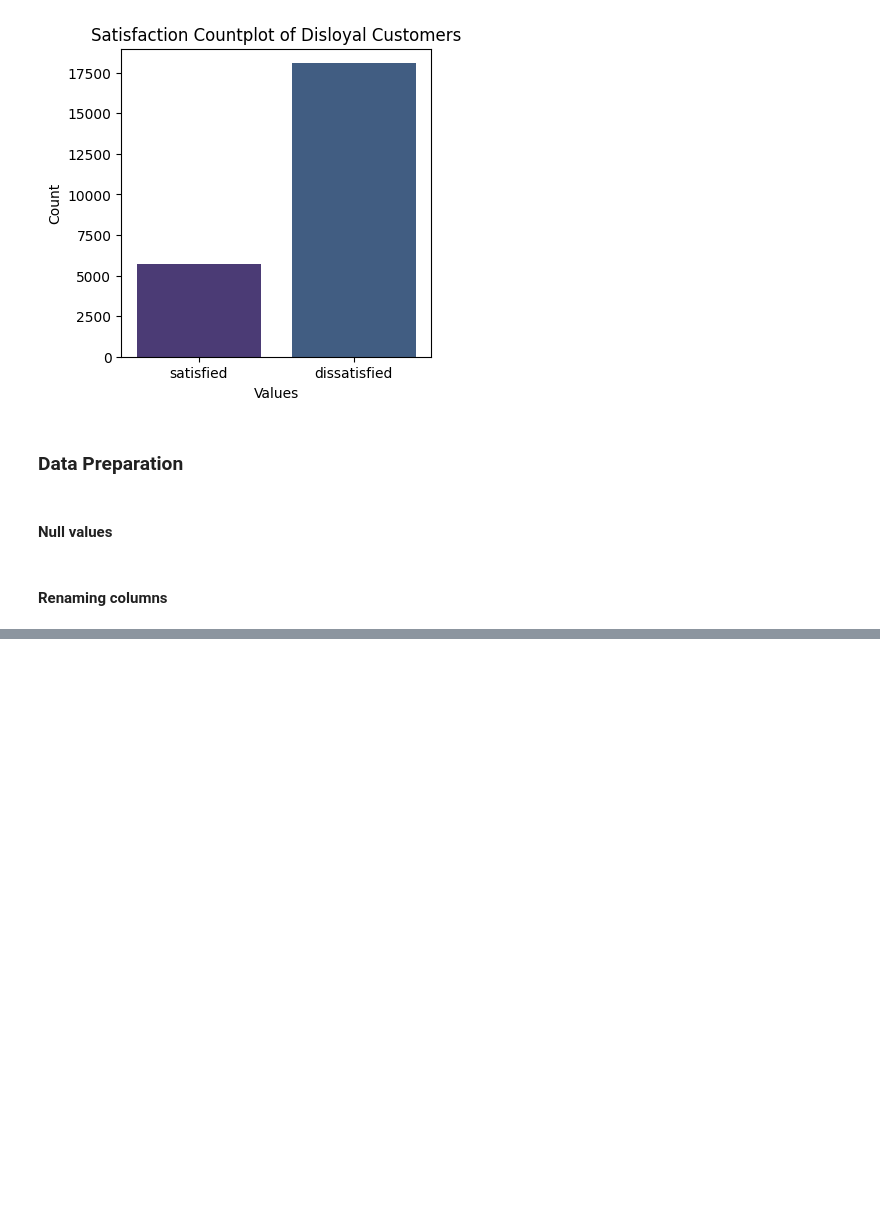
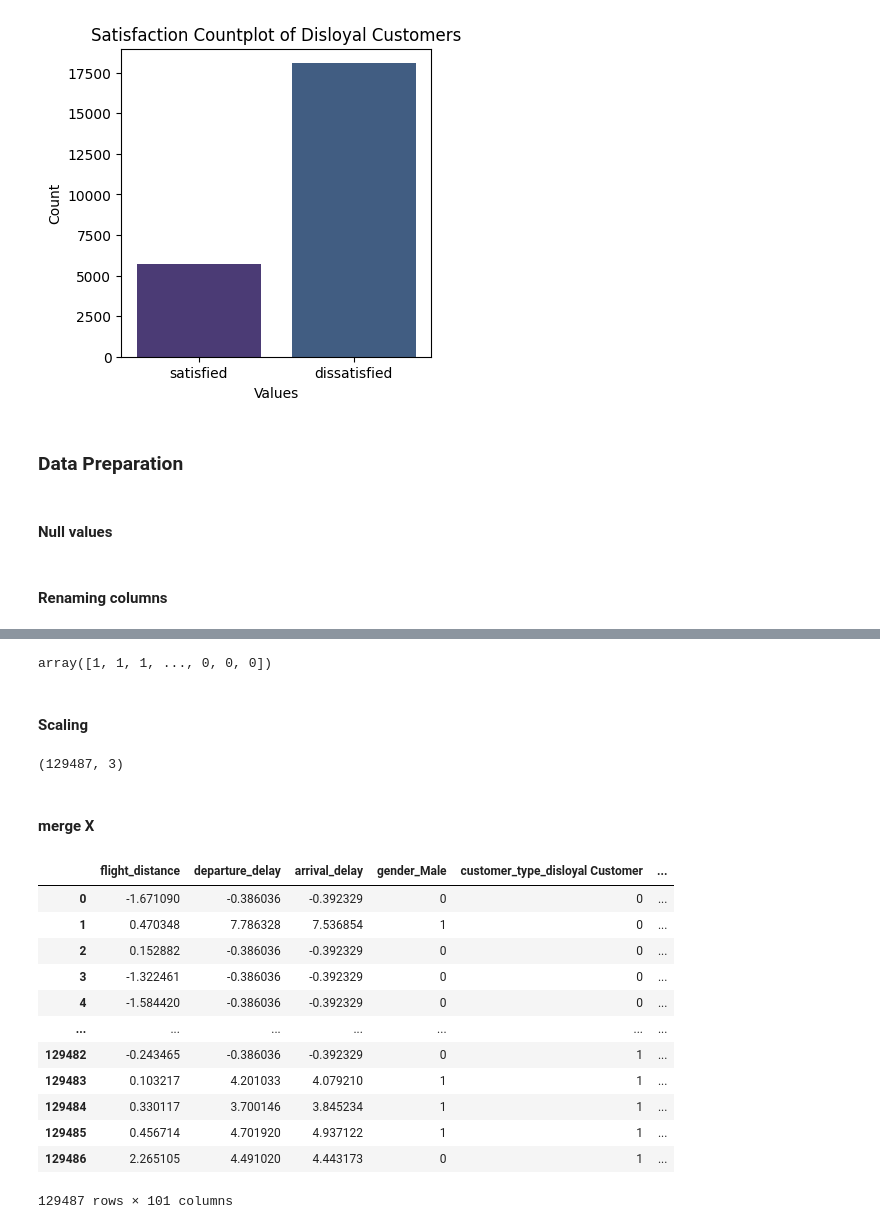
Before and after one commit to Lughaidh-w/Airline-Customer-Satisfaction, a Jupyter notebook: CA1.ipynb, the cells around one changed output, grey strips where cells are left out. Cells and saved outputs as stored; diff of their text form; code cells hidden in the pictures; blank space fills up the shorter version.

Commit message:
encoded + scaled

```diff
--- a/CA1.ipynb
+++ b/CA1.ipynb
@@ -293,0 +368,38 @@ df.describe().T
+# %%
+# satisfied is 1, unsatisfied 0
+y
+# %% [output]
+array([1, 1, 1, ..., 0, 0, 0])
+# %% [markdown]
+#### Scaling
+# %%
+X_binary.shape
+# %% [output]
+(129487, 3)
+# %%
+scaler = StandardScaler()
+X_numeric_scaled = scaler.fit_transform(X_numeric)
+# %%
+X_numeric = pd.DataFrame(X_numeric_scaled, columns=X_numeric.columns)
+# %% [markdown]
+#### merge X
+# %%
+X_prepared = pd.concat([X_numeric, X_binary], axis=1)
+# %%
+X_prepared = pd.concat([X_prepared, X_ranks], axis=1)
+# %%
+X_prepared
+# %% [output]
+|  | flight_distance | departure_delay | arrival_delay | gender_Male | customer_type_disloyal Customer | ... |
+| 0 | -1.671090 | -0.386036 | -0.392329 | 0 | 0 | ... |
+| 1 | 0.470348 | 7.786328 | 7.536854 | 1 | 0 | ... |
+| 2 | 0.152882 | -0.386036 | -0.392329 | 0 | 0 | ... |
+| 3 | -1.322461 | -0.386036 | -0.392329 | 0 | 0 | ... |
+| 4 | -1.584420 | -0.386036 | -0.392329 | 0 | 0 | ... |
+| ... | ... | ... | ... | ... | ... | ... |
+| 129482 | -0.243465 | -0.386036 | -0.392329 | 0 | 1 | ... |
+| 129483 | 0.103217 | 4.201033 | 4.079210 | 1 | 1 | ... |
+| 129484 | 0.330117 | 3.700146 | 3.845234 | 1 | 1 | ... |
+| 129485 | 0.456714 | 4.701920 | 4.937122 | 1 | 1 | ... |
+| 129486 | 2.265105 | 4.491020 | 4.443173 | 0 | 1 | ... |
+129487 rows × 101 columns
```
Also changed, not shown: parts of 17 cells of this notebook, 2 other files.
